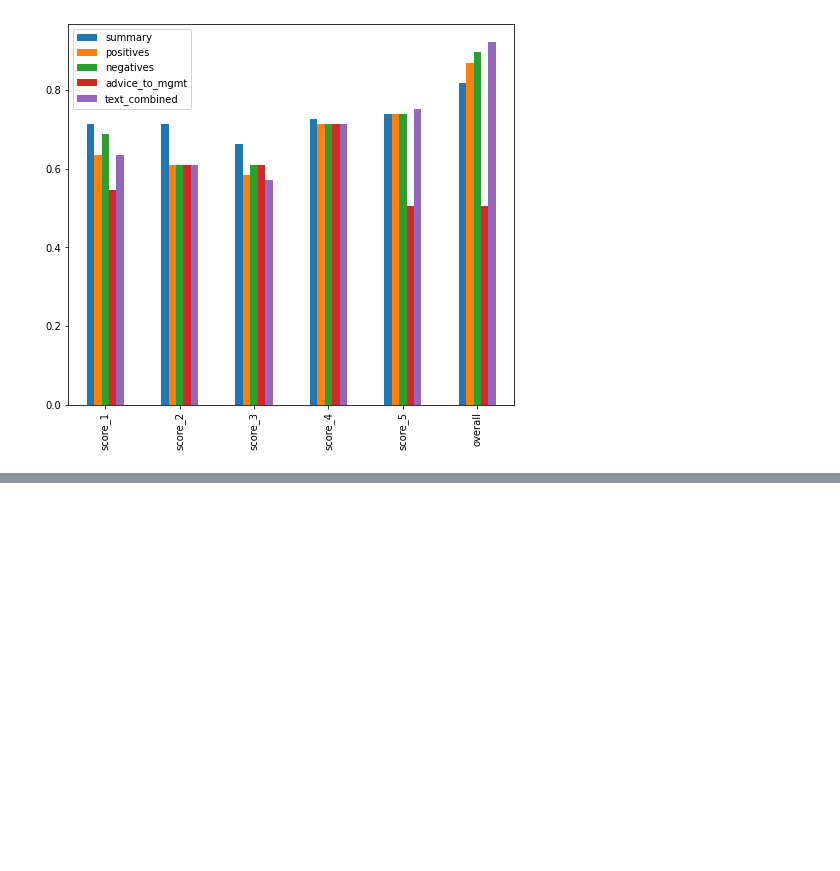
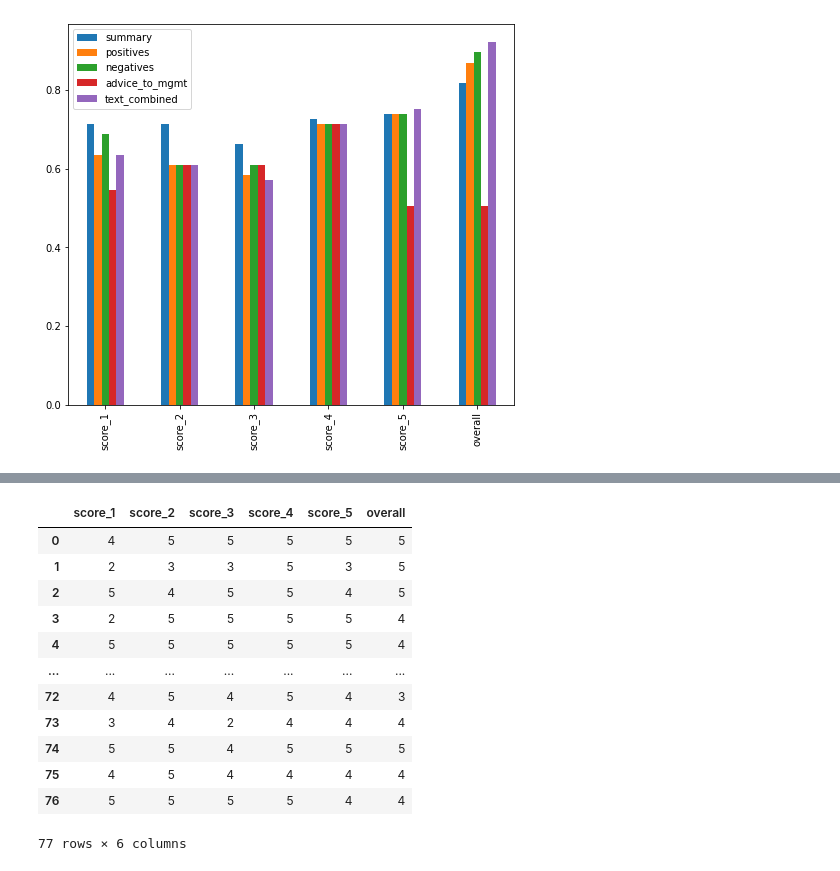
Before and after one commit to theresa-sporn/WorkforceSentimentMonitoring, a Jupyter notebook: notebooks/modelPrototype.ipynb, the cells around one changed output, grey strips where cells are left out. Saved outputs shown, nothing was run; the diff lists cells and outputs as text; code cells hidden in the pictures; blank space fills up the shorter version.

```diff
--- a/notebooks/modelPrototype.ipynb
+++ b/notebooks/modelPrototype.ipynb
@@ -215,0 +235,16 @@ df.head()
+# %%
+predictions
+# %% [output]
+|  | score_1 | score_2 | score_3 | score_4 | score_5 | overall |
+| 0 | 4 | 5 | 5 | 5 | 5 | 5 |
+| 1 | 2 | 3 | 3 | 5 | 3 | 5 |
+| 2 | 5 | 4 | 5 | 5 | 4 | 5 |
+| 3 | 2 | 5 | 5 | 5 | 5 | 4 |
+| 4 | 5 | 5 | 5 | 5 | 5 | 4 |
+| ... | ... | ... | ... | ... | ... | ... |
+| 72 | 4 | 5 | 4 | 5 | 4 | 3 |
+| 73 | 3 | 4 | 2 | 4 | 4 | 4 |
+| 74 | 5 | 5 | 4 | 5 | 5 | 5 |
+| 75 | 4 | 5 | 4 | 4 | 4 | 4 |
+| 76 | 5 | 5 | 5 | 5 | 4 | 4 |
+77 rows × 6 columns
```
Also changed, not shown: parts of 12 cells of this notebook.
